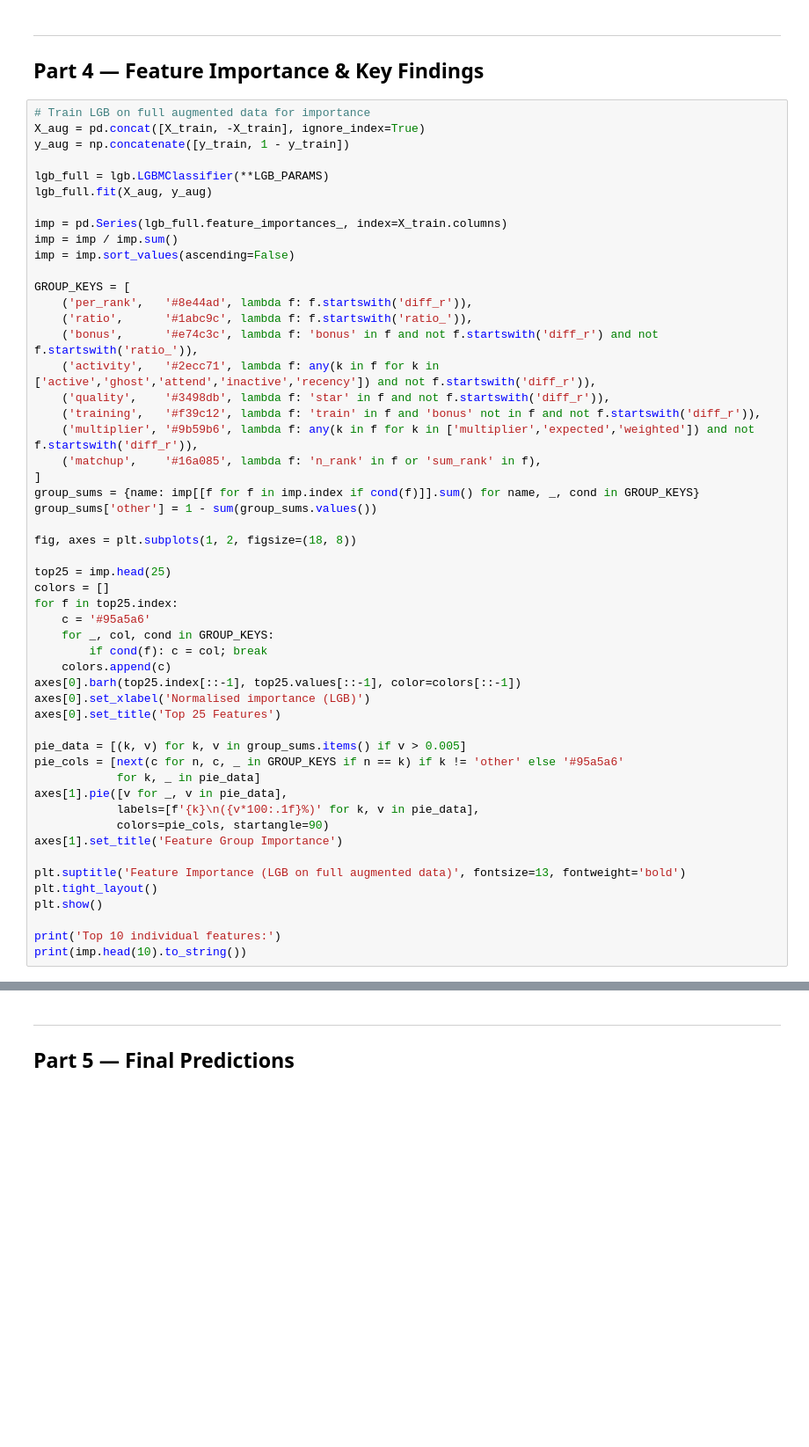
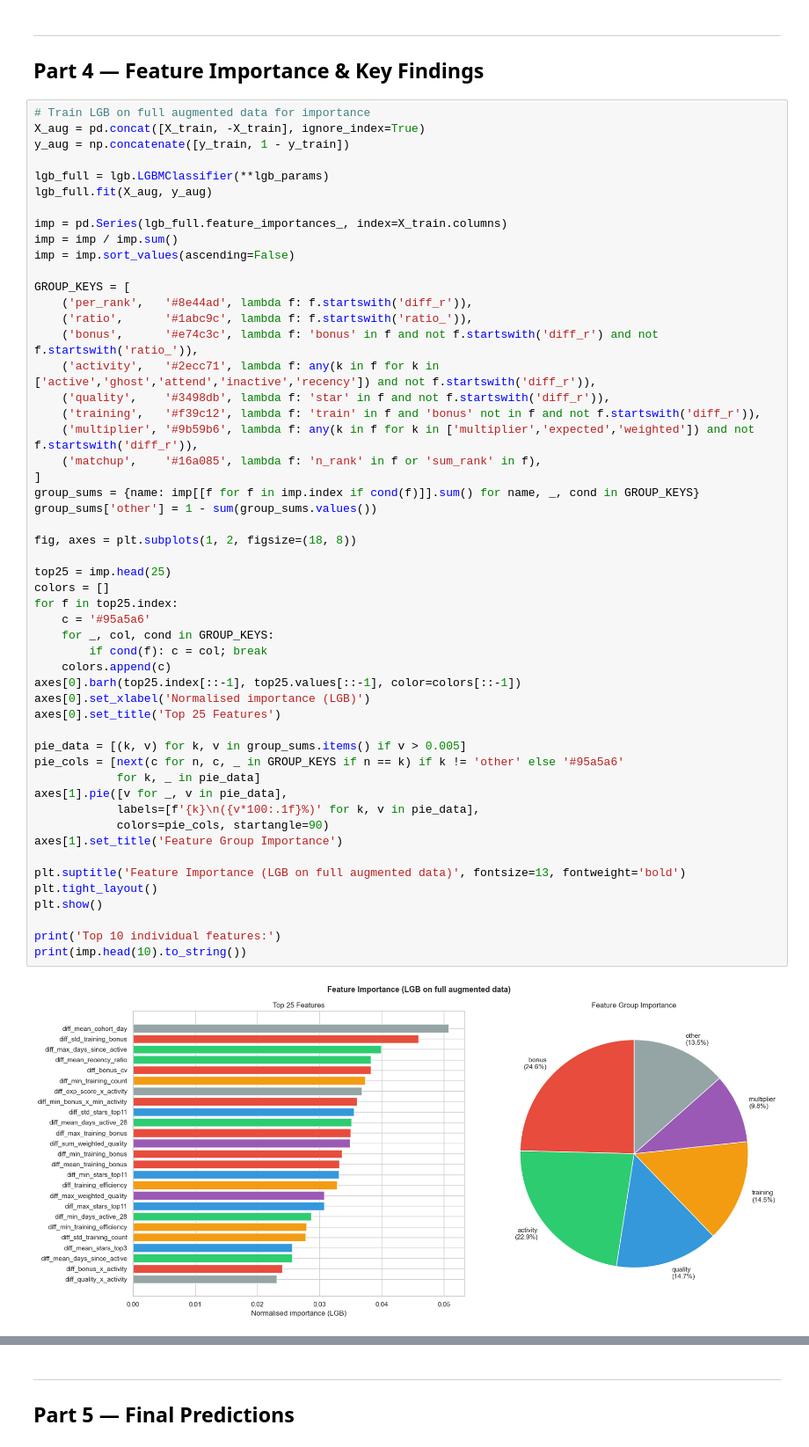
Before and after one commit to MarijaGijic/nordeus-data-science-challenge, a Jupyter notebook: notebooks/03_final_submission.ipynb, the cells around one changed output, grey strips where cells are left out. Shown at 88% size. Saved outputs shown, nothing was run; the diff lists cells and outputs as text; blank space fills up the shorter version.

```diff
--- a/notebooks/03_final_submission.ipynb
+++ b/notebooks/03_final_submission.ipynb
@@ -355,7 +405,7 @@ plt.show()
 X_aug = pd.concat([X_train, -X_train], ignore_index=True)
 y_aug = np.concatenate([y_train, 1 - y_train])
 
-lgb_full = lgb.LGBMClassifier(**LGB_PARAMS)
+lgb_full = lgb.LGBMClassifier(**lgb_params)
 lgb_full.fit(X_aug, y_aug)
 
 imp = pd.Series(lgb_full.feature_importances_, index=X_train.columns)
@@ -375,30 +425,32 @@ GROUP_KEYS = [
 group_sums = {name: imp[[f for f in imp.index if cond(f)]].sum() for name, _, cond in GROUP_KEYS}
 group_sums['other'] = 1 - sum(group_sums.values())
 
 fig, axes = plt.subplots(1, 2, figsize=(18, 8))
 
 top25 = imp.head(25)
 colors = []
 for f in top25.index:
     c = '#95a5a6'
     for _, col, cond in GROUP_KEYS:
         if cond(f): c = col; break
     colors.append(c)
 axes[0].barh(top25.index[::-1], top25.values[::-1], color=colors[::-1])
 axes[0].set_xlabel('Normalised importance (LGB)')
 axes[0].set_title('Top 25 Features')
 
 pie_data = [(k, v) for k, v in group_sums.items() if v > 0.005]
 pie_cols = [next(c for n, c, _ in GROUP_KEYS if n == k) if k != 'other' else '#95a5a6'
             for k, _ in pie_data]
 axes[1].pie([v for _, v in pie_data],
             labels=[f'{k}\n({v*100:.1f}%)' for k, v in pie_data],
             colors=pie_cols, startangle=90)
 axes[1].set_title('Feature Group Importance')
 
 plt.suptitle('Feature Importance (LGB on full augmented data)', fontsize=13, fontweight='bold')
 plt.tight_layout()
 plt.show()
 
 print('Top 10 individual features:')
 print(imp.head(10).to_string())
+# %% [output]
+[figure, added]
```
Also changed, not shown: parts of 14 cells of this notebook, 2 other files.
